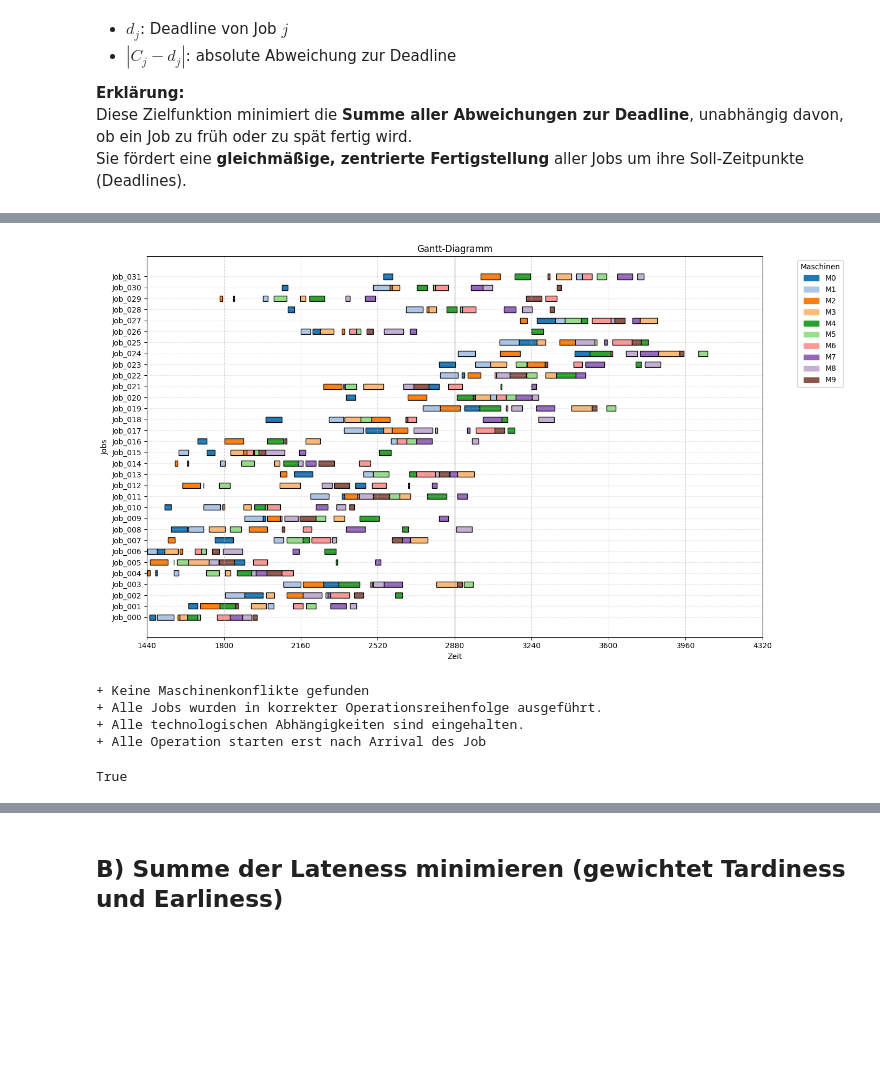
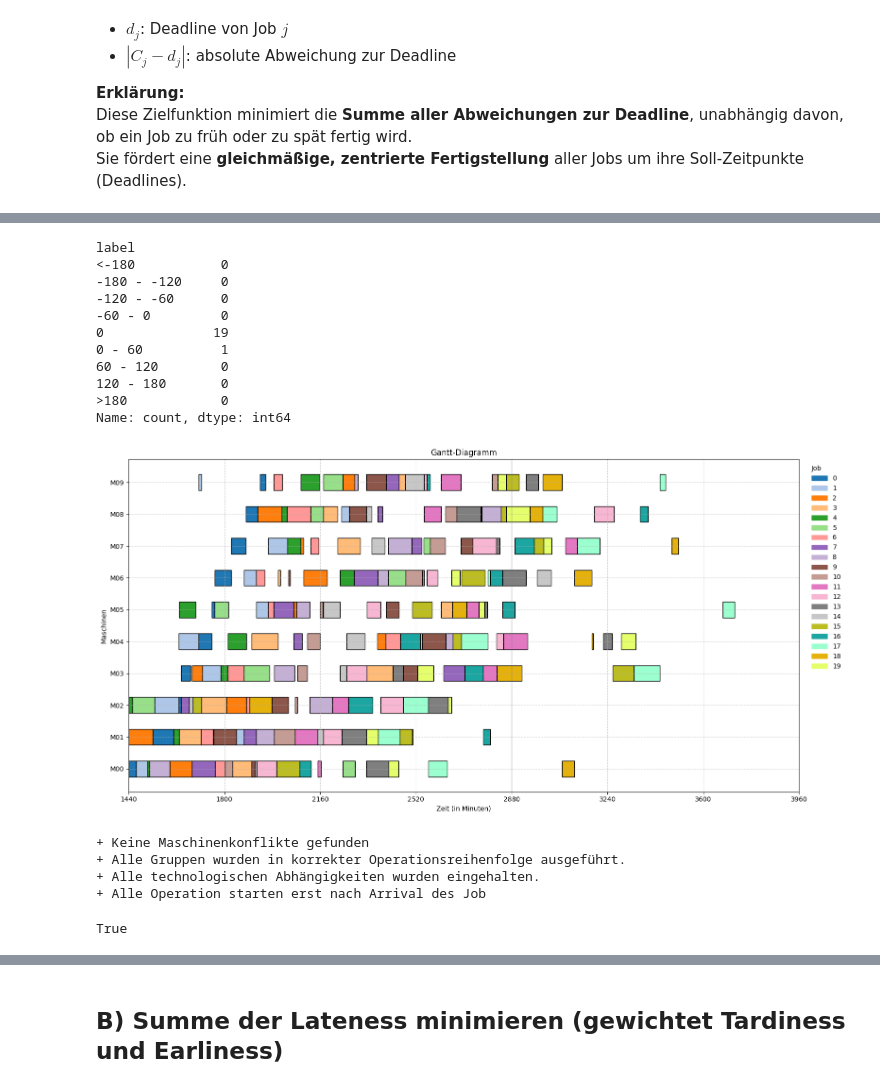
Before and after one commit to konrad-adamski/HTWD_Minimalinvasives_Job-Shop_Scheduling, a Jupyter notebook: notebooks/23_CP_Scheduling_Lateness with ReadyTime/00_Lateness.ipynb, the cells around one changed output, grey strips where cells are left out. Saved outputs shown, nothing was run; the diff lists cells and outputs as text; code cells hidden in the pictures; blank space fills up the shorter version.

```diff
--- a/notebooks/23_CP_Scheduling_Lateness with ReadyTime/00_Lateness.ipynb
+++ b/notebooks/23_CP_Scheduling_Lateness with ReadyTime/00_Lateness.ipynb
@@ -141,6 +151,6 @@ df_jobs
 ### c) Bestimmung des Slacks
 > mit "Ready Time" statt Arrival
 # %%
-df_jobs['Slack'] = df_jobs['Deadline'] - (df_jobs['Ready Time'] + df_jobs['Processing Time'])
-df_jobs
+df_job_times['Slack'] = df_job_times['Deadline'] - (df_job_times['Ready Time'] + df_job_times['Processing Time'])
+df_job_times
 # %% [output]
@@ -186,7 +200,7 @@ np.int64(512)
 # %%
-min_slack = df_jobs['Slack'].min()
+min_slack = df_job_times['Slack'].min()
 
 if min_slack < 0:
-    df_jobs["Deadline"] = df_jobs["Deadline"] + abs(min_slack) + 120
-df_jobs
+    df_job_times["Deadline"] = df_job_times["Deadline"] + abs(min_slack) + 120
+df_job_times
 # %% [output]
@@ -206,6 +224,6 @@ df_jobs
 # %% [markdown]
 ### e) erneute Bestimmung des Slacks
 # %%
-df_jobs['Slack'] = df_jobs['Deadline'] - (df_jobs['Ready Time'] + df_jobs['Processing Time'])
-df_jobs
+df_job_times['Slack'] = df_job_times['Deadline'] - (df_job_times['Ready Time'] + df_job_times['Processing Time'])
+df_job_times
 # %% [output]
@@ -374,14 +272,6 @@ def solve_cp_jssp_sum_absolute_lateness(
 # %%
-starting_time = time.time()
-
 # Scheduling
-df_plan_sum_l = solve_cp_jssp_sum_absolute_lateness(df_jssp, df_jobs, msg=False,
-                                                    schedule_start = 1440,
-                                                    timeLimit=max_time)
-
-# Informationen
-ending_time = time.time()
-solver_duration = ending_time - starting_time
-print(f"\nScheduling-Dauer: {int(solver_duration // 60)} Minuten und {(solver_duration % 60):.2f} Sekunden.")
-df_plan_sum_l
+df_schedule = cp_lateness.solve_jssp_sum(df_jssp, df_job_times, schedule_start = 1440,
+                                         msg=False, timeLimit=max_time)
+df_schedule
 # %% [output]
@@ -407,16 +295,28 @@ Scheduling-Dauer: 6 Minuten und 37.65 Sekunden.
+# %%
+last_ops = df_schedule.sort_values(['Job', 'Operation']).drop_duplicates('Job', keep='last')
+print(show.count_column_grouped(last_ops, 'Lateness'))
+# %% [output]
+label
+<-180           0
+-180 - -120     0
+-120 - -60      0
+-60 - 0         0
+0              19
+0 - 60          1
+60 - 120        0
+120 - 180       0
+>180            0
+Name: count, dtype: int64
 # %%
-df_plan = df_plan_sum_l
-
-show.plot_gantt_jobs(df_plan)
-
-check.is_machine_conflict_free(df_plan)
-check.is_operation_sequence_correct(df_plan)
-check.is_job_timing_correct(df_plan)
-check.is_start_correct(df_plan)
+show.plot_gantt(df_schedule, perspective="Machine")
+check.is_machine_conflict_free(df_schedule)
+check.is_operation_sequence_correct(df_schedule)
+check.is_job_timing_correct(df_schedule)
+check.is_start_correct(df_schedule)
 # %% [output]
-[figure, old version]
+[figure, new version]
 + Keine Maschinenkonflikte gefunden
-+ Alle Jobs wurden in korrekter Operationsreihenfolge ausgeführt.
-+ Alle technologischen Abhängigkeiten sind eingehalten.
++ Alle Gruppen wurden in korrekter Operationsreihenfolge ausgeführt.
++ Alle technologischen Abhängigkeiten wurden eingehalten.
 + Alle Operation starten erst nach Arrival des Job
 True
```
Also changed, not shown: parts of 28 cells of this notebook, 3 other files.
